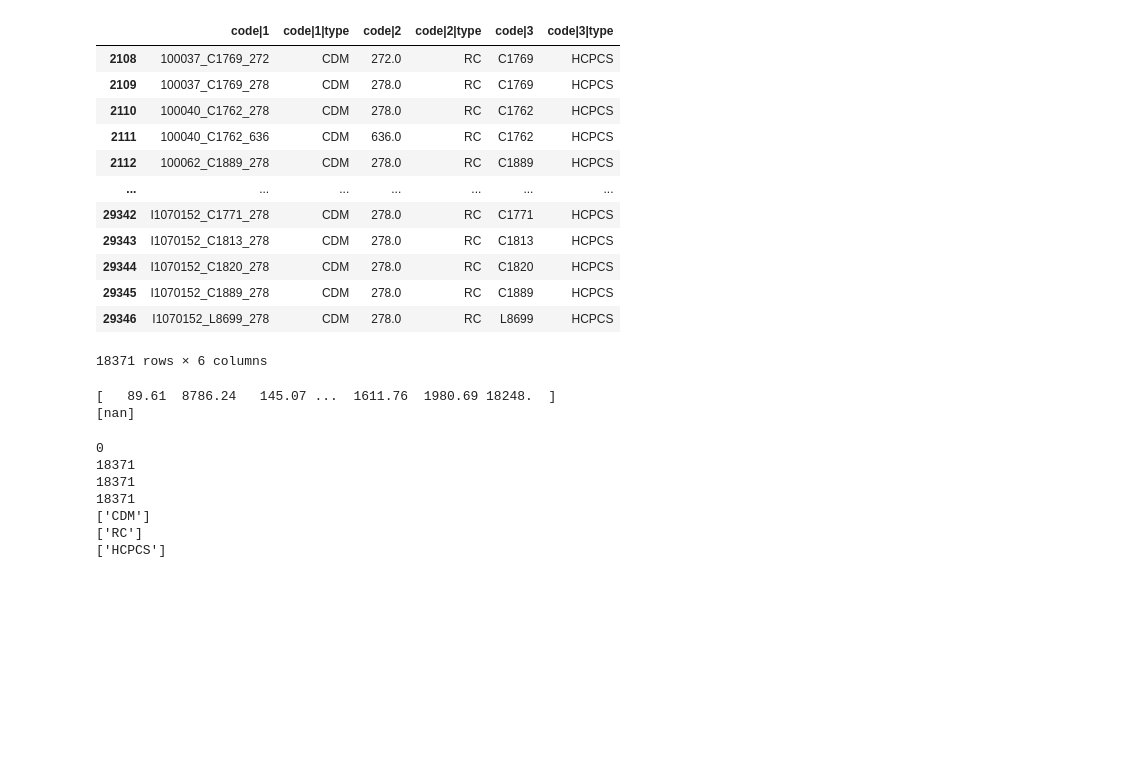
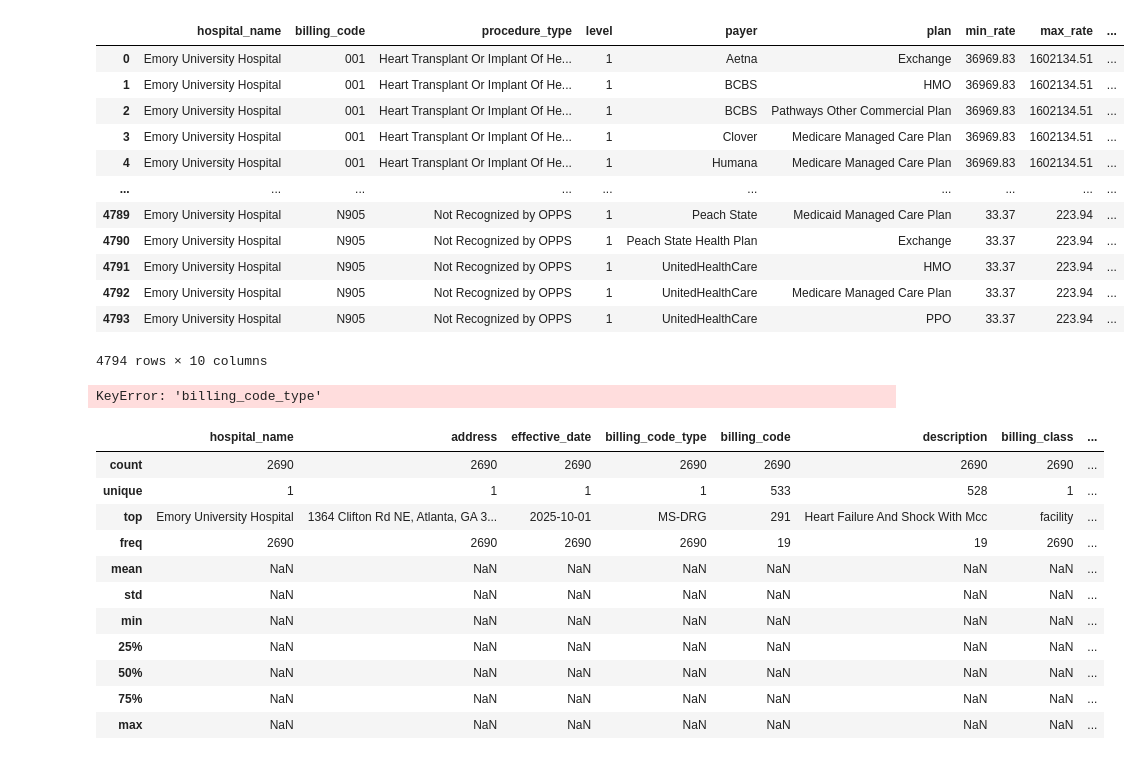
Before and after one commit to wmespi/honest-healthcare, a Jupyter notebook: etl/debug/Untitled.ipynb, the cells around one changed output. Drawn from its saved outputs; the diff is of its cells as text; code cells hidden in the pictures; blank space fills up the shorter version.

```diff
--- a/etl/debug/Untitled.ipynb
+++ b/etl/debug/Untitled.ipynb
@@ -21,39 +5,0 @@ Index(['description', 'code|1', 'code|1|type', 'code|2', 'code|2|type',
-# %%
-check[['code|1', 'code|1|type', 'code|2', 'code|2|type',
-       'code|3', 'code|3|type']]
-# %% [output]
-|  | code|1 | code|1|type | code|2 | code|2|type | code|3 | code|3|type |
-| 2108 | 100037_C1769_272 | CDM | 272.0 | RC | C1769 | HCPCS |
-| 2109 | 100037_C1769_278 | CDM | 278.0 | RC | C1769 | HCPCS |
-| 2110 | 100040_C1762_278 | CDM | 278.0 | RC | C1762 | HCPCS |
-| 2111 | 100040_C1762_636 | CDM | 636.0 | RC | C1762 | HCPCS |
-| 2112 | 100062_C1889_278 | CDM | 278.0 | RC | C1889 | HCPCS |
-| ... | ... | ... | ... | ... | ... | ... |
-| 29342 | I1070152_C1771_278 | CDM | 278.0 | RC | C1771 | HCPCS |
-| 29343 | I1070152_C1813_278 | CDM | 278.0 | RC | C1813 | HCPCS |
-| 29344 | I1070152_C1820_278 | CDM | 278.0 | RC | C1820 | HCPCS |
-| 29345 | I1070152_C1889_278 | CDM | 278.0 | RC | C1889 | HCPCS |
-| 29346 | I1070152_L8699_278 | CDM | 278.0 | RC | L8699 | HCPCS |
-18371 rows × 6 columns
-# %%
-print(check[check['code|1|type'] == 'CDM']['standard_charge|gross'].unique())
-print(check[check['code|1|type'] == 'CDM']['estimated_amount'].unique())
-# %% [output]
-[   89.61  8786.24   145.07 ...  1611.76  1980.69 18248.  ]
-[nan]
-# %%
-print(len(check[check['code|1|type'] == 'APC']))
-print(len(check[check['code|1|type'] == 'CDM']))
-print(len(check[check['code|2|type'] == 'RC']))
-print(len(check[check['code|3|type'] == 'HCPCS']))
-print(check['code|1|type'].unique())
-print(check['code|2|type'].unique())
-print(check['code|3|type'].unique())
-# %% [output]
-0
-18371
-18371
-18371
-['CDM']
-['RC']
-['HCPCS']
@@ -87,0 +6,39 @@ def download_file(url, output_dir):
+# %%
+check = pd.read_csv('/app/data/gold/emory_gold.csv')
+# %%
+check
+# %% [output]
+|  | hospital_name | billing_code | procedure_type | level | payer | plan | min_rate | max_rate | ... |
+| 0 | Emory University Hospital | 001 | Heart Transplant Or Implant Of He... | 1 | Aetna | Exchange | 36969.83 | 1602134.51 | ... |
+| 1 | Emory University Hospital | 001 | Heart Transplant Or Implant Of He... | 1 | BCBS | HMO | 36969.83 | 1602134.51 | ... |
+| 2 | Emory University Hospital | 001 | Heart Transplant Or Implant Of He... | 1 | BCBS | Pathways Other Commercial Plan | 36969.83 | 1602134.51 | ... |
+| 3 | Emory University Hospital | 001 | Heart Transplant Or Implant Of He... | 1 | Clover | Medicare Managed Care Plan | 36969.83 | 1602134.51 | ... |
+| 4 | Emory University Hospital | 001 | Heart Transplant Or Implant Of He... | 1 | Humana | Medicare Managed Care Plan | 36969.83 | 1602134.51 | ... |
+| ... | ... | ... | ... | ... | ... | ... | ... | ... | ... |
+| 4789 | Emory University Hospital | N905 | Not Recognized by OPPS | 1 | Peach State | Medicaid Managed Care Plan | 33.37 | 223.94 | ... |
+| 4790 | Emory University Hospital | N905 | Not Recognized by OPPS | 1 | Peach State Health Plan | Exchange | 33.37 | 223.94 | ... |
+| 4791 | Emory University Hospital | N905 | Not Recognized by OPPS | 1 | UnitedHealthCare | HMO | 33.37 | 223.94 | ... |
+| 4792 | Emory University Hospital | N905 | Not Recognized by OPPS | 1 | UnitedHealthCare | Medicare Managed Care Plan | 33.37 | 223.94 | ... |
+| 4793 | Emory University Hospital | N905 | Not Recognized by OPPS | 1 | UnitedHealthCare | PPO | 33.37 | 223.94 | ... |
+4794 rows × 10 columns
+# %%
+check.describe(include='all')
+inpatient = check[check['billing_code_type'] == 'MS-DRG']
+outpatient = check[check['billing_code_type'] == 'APC']
+# %% [output]
+KeyError: 'billing_code_type'
+# %%
+inpatient.describe(include='all')
+# %% [output]
+|  | hospital_name | address | effective_date | billing_code_type | billing_code | description | billing_class | ... |
+| count | 2690 | 2690 | 2690 | 2690 | 2690 | 2690 | 2690 | ... |
+| unique | 1 | 1 | 1 | 1 | 533 | 528 | 1 | ... |
+| top | Emory University Hospital | 1364 Clifton Rd NE, Atlanta, GA 3... | 2025-10-01 | MS-DRG | 291 | Heart Failure And Shock With Mcc | facility | ... |
+| freq | 2690 | 2690 | 2690 | 2690 | 19 | 19 | 2690 | ... |
+| mean | NaN | NaN | NaN | NaN | NaN | NaN | NaN | ... |
+| std | NaN | NaN | NaN | NaN | NaN | NaN | NaN | ... |
+| min | NaN | NaN | NaN | NaN | NaN | NaN | NaN | ... |
+| 25% | NaN | NaN | NaN | NaN | NaN | NaN | NaN | ... |
+| 50% | NaN | NaN | NaN | NaN | NaN | NaN | NaN | ... |
+| 75% | NaN | NaN | NaN | NaN | NaN | NaN | NaN | ... |
+| max | NaN | NaN | NaN | NaN | NaN | NaN | NaN | ... |
```
Also changed, not shown: parts of 7 cells of this notebook, 7 other files.
